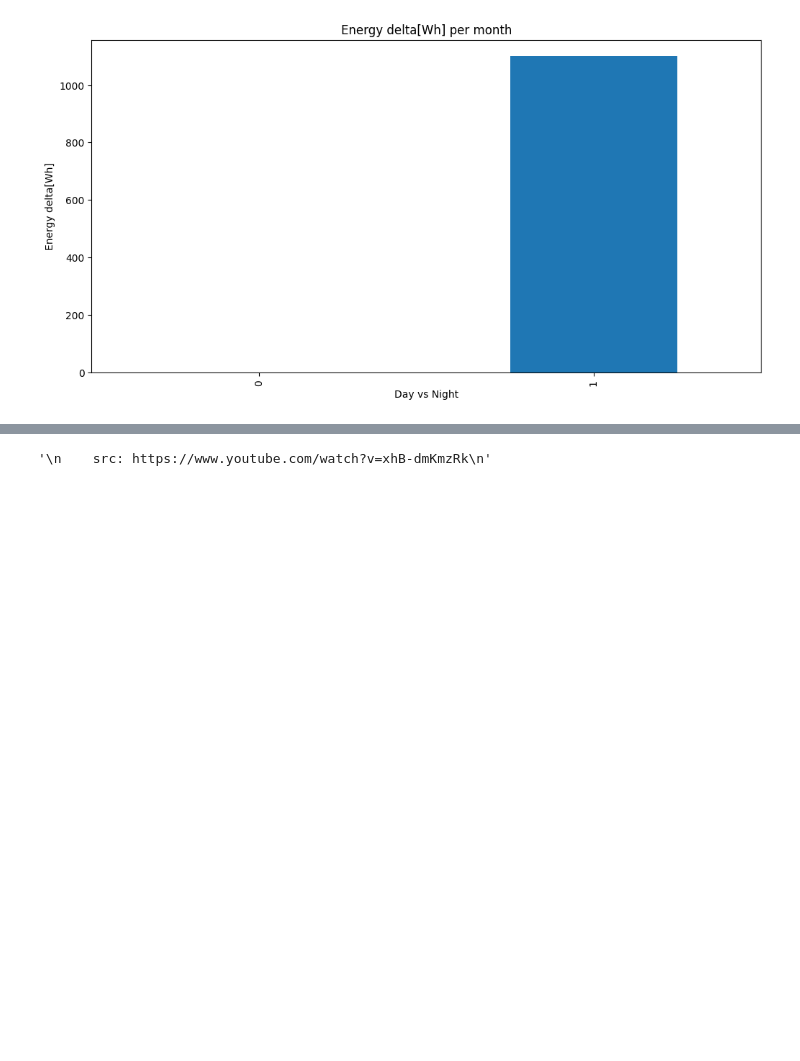
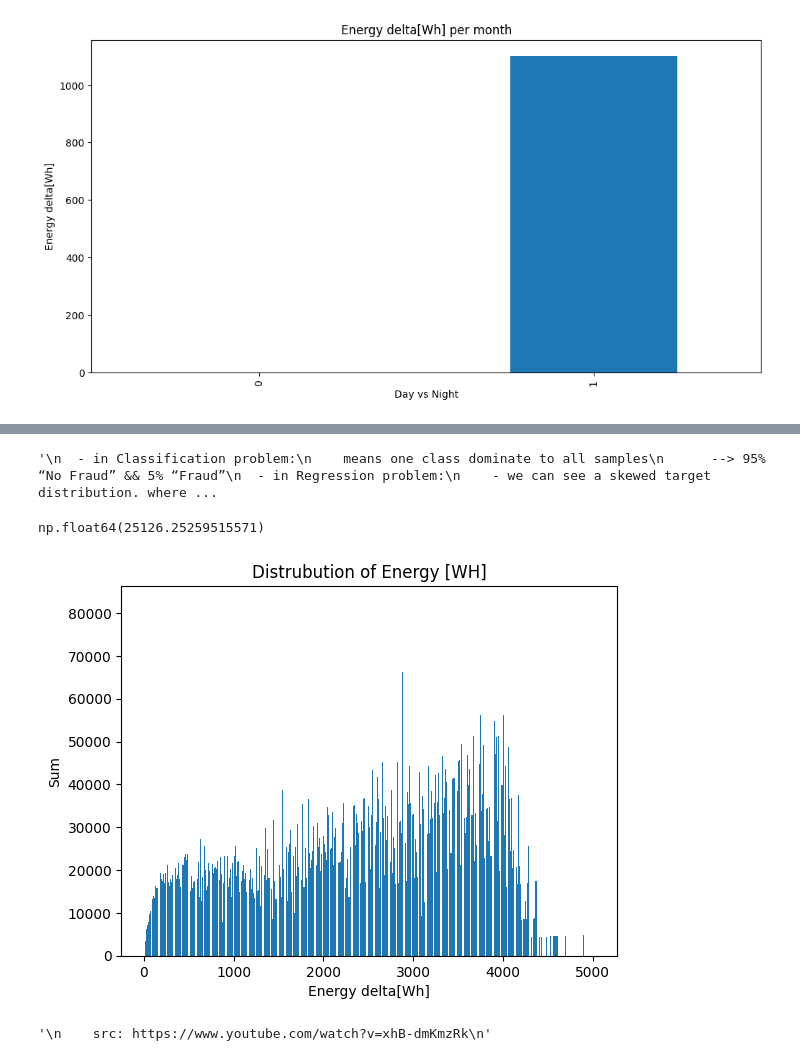
Before and after one commit to KaraniAbdellah/Solar_Energy_Prediction, a Jupyter notebook: explore_renewable_dataset.ipynb, the cells around one changed output, grey strips where cells are left out. Saved outputs shown, nothing was run; the diff lists cells and outputs as text; code cells hidden in the pictures; blank space fills up the shorter version.

Commit message:
feat: analyse Energy Distribution

```diff
--- a/explore_renewable_dataset.ipynb
+++ b/explore_renewable_dataset.ipynb
@@ -23,0 +42,4 @@ df.head(3)
+# %%
+
+df = pd.read_csv("/kaggle/input/renewable/Renewable.csv")
+df.head(3)
@@ -151,0 +196,28 @@ plt.show()
+# %%
+# Handling Unblanced Dataset
+'''
+  - in Classification problem:
+    means one class dominate to all samples
+      --> 95% “No Fraud” && 5% “Fraud”
+  - in Regression problem:
+    - We can see a skewed target distribution. where most values are concentrated in one region.
+    - problme happend with target varaible
+'''
+# %% [output]
+'\n  - in Classification problem:\n    means one class dominate to all samples\n      --> 95% “No Fraud” && 5% “Fraud”\n  - in Regression problem:\n    - we can see a skewed target distribution. where ...
+# %%
+df["Energy delta[Wh]"].where(df["Energy delta[Wh]"] == 5020).sum()
+s = df.groupby(["Energy delta[Wh]"])["Energy delta[Wh]"].sum()
+df_energy = s.to_frame(name="Sum").reset_index()
+df_energy.head(1)
+df_energy["Sum"].unique().mean()
+# %% [output]
+np.float64(25126.25259515571)
+# %%
+plt.bar(df_energy["Energy delta[Wh]"], df_energy["Sum"])
+plt.xlabel("Energy delta[Wh]")
+plt.ylabel("Sum")
+plt.title("Distrubution of Energy [WH]")
+plt.show()
+# %% [output]
+[figure, added]
```
Also changed, not shown: parts of 12 cells of this notebook.
